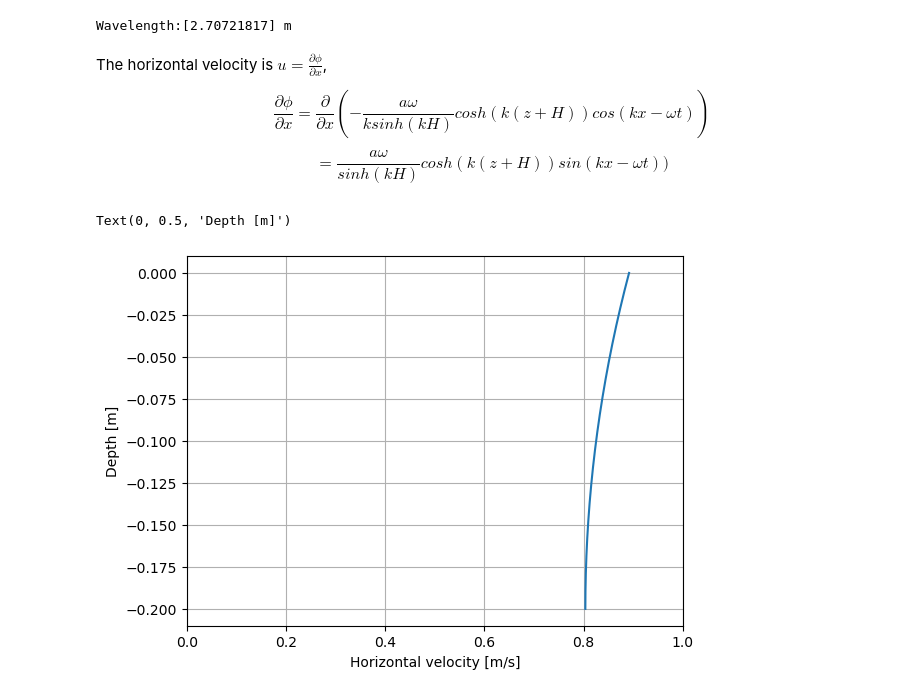
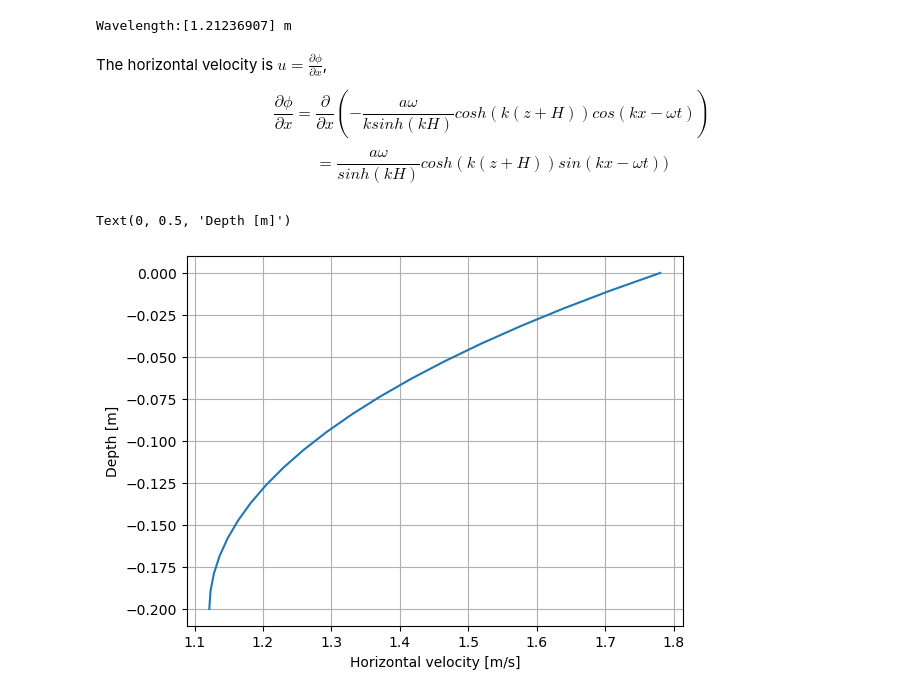
Before and after one commit to kjes4pres/Master_code, a Jupyter notebook: linear_waves.ipynb, the cells around one changed output. Saved outputs shown, nothing was run; the diff lists cells and outputs as text; code cells hidden in the pictures.

```diff
--- a/linear_waves.ipynb
+++ b/linear_waves.ipynb
@@ -73,8 +72,11 @@ Amplitude, a,  for H=0.4 m must be smaller than 0.1 [m]
 # %%
 # Inputs
+# Given by the conditions above
+H = 0.2  # water depth [m]
+k = 1
+a = 0.01  # amplitude [m]
 
-a = 0.15  # amplitude [m]
-f = 0.5  # frequency [1/s]
-H = 0.2  # water depth [m]
-x = 5.0 # position [m]
-t = 3.0  # time [s]
+omega = np.sqrt(g*k*np.tanh(k*H))
+f = omega/(2*np.pi)
+
+print(f'For water depth {H} m and amplitude {a} m, run wave frequency {f} 1/s.')
@@ -80,0 +98,11 @@ t = 3.0  # time [s]
+# %%
+# Inputs
+# Given by the conditions above
+H = 0.4  # water depth [m]
+k = 0.5
+a = 0.02  # amplitude [m]
+
+omega = np.sqrt(g*k*np.tanh(k*H))
+f = omega/(2*np.pi)
+
+print(f'For water depth {H} m and amplitude {a} m, run wave frequency {f} 1/s.')
@@ -81,5 +113,7 @@ t = 3.0  # time [s]
 # %%
-g = 9.81  # gravity [m/s^2]
+H = 0.2  # water depth [m]
+a = 0.22  # amplitude [m]
+f = 1.
 T = 1/f  # wave period [s]
 omega = 2*np.pi*f  # angular frequency [rad/s]
 # %%
@@ -91,7 +129,7 @@ k = fsolve(dispersion_relation, k_first_guess)
 # %%
 print(f'Wavelength:{2*np.pi/k} m')
 # %% [output]
-Wavelength:[2.70721817] m
+Wavelength:[1.21236907] m
 # %% [markdown]
 The horizontal velocity is $u = \frac{\partial \phi}{\partial x}$,
 
@@ -102,16 +140,14 @@ def horizontal_velocity(z):
     return (a*omega/np.sinh(k*H))*np.cosh(k*(z+H))*np.sin(k*x - omega*t)
 # %%
 depths = np.linspace(-H, 0, 20)
-depths = np.flip(depths)
 # %%
 u_z = horizontal_velocity(depths)
 # %%
 plt.plot(u_z, depths)
 plt.grid()
-plt.xlim((0, 1))
 
 plt.xlabel('Horizontal velocity [m/s]')
 plt.ylabel('Depth [m]')
 # %% [output]
 Text(0, 0.5, 'Depth [m]')
-[figure, old version]
+[figure, new version]
```
Also changed, not shown: parts of 14 cells of this notebook, 1 other file.
